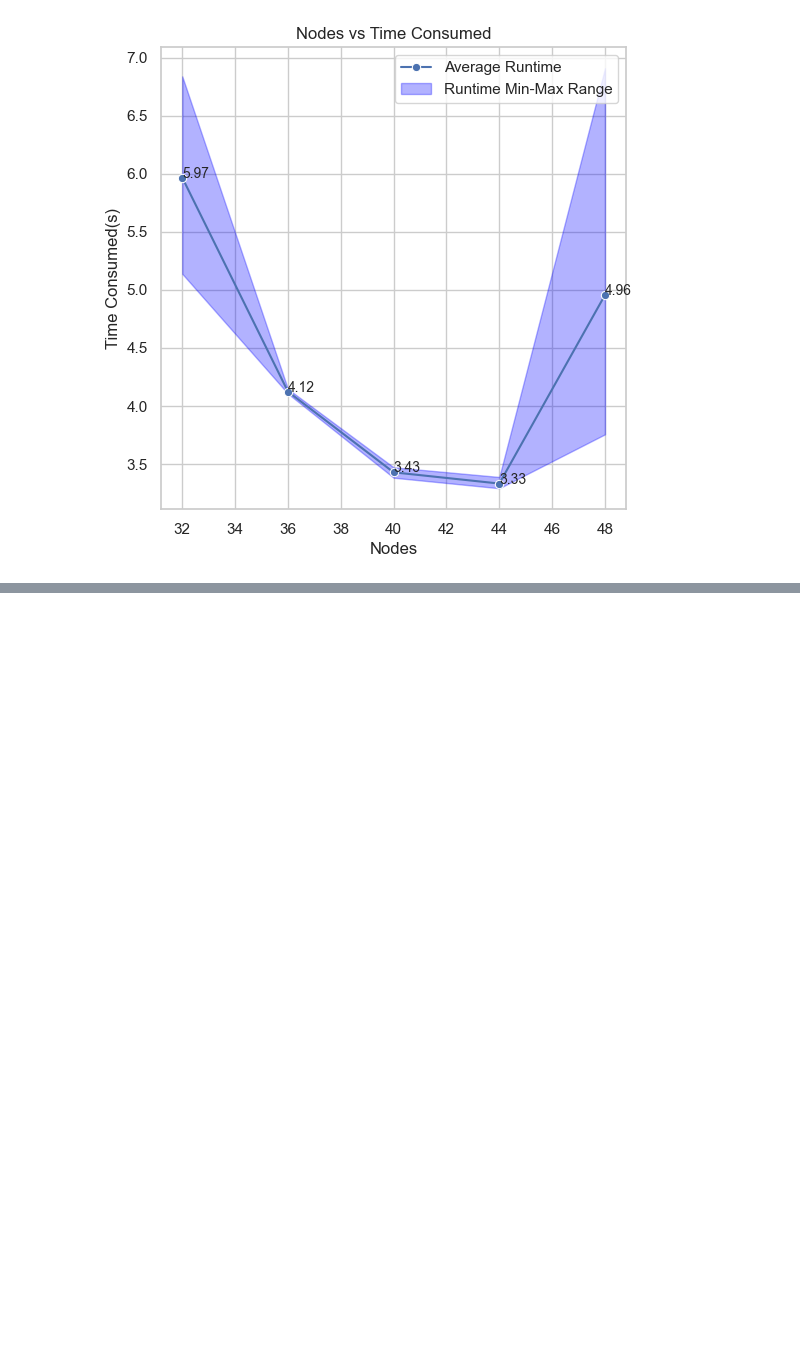
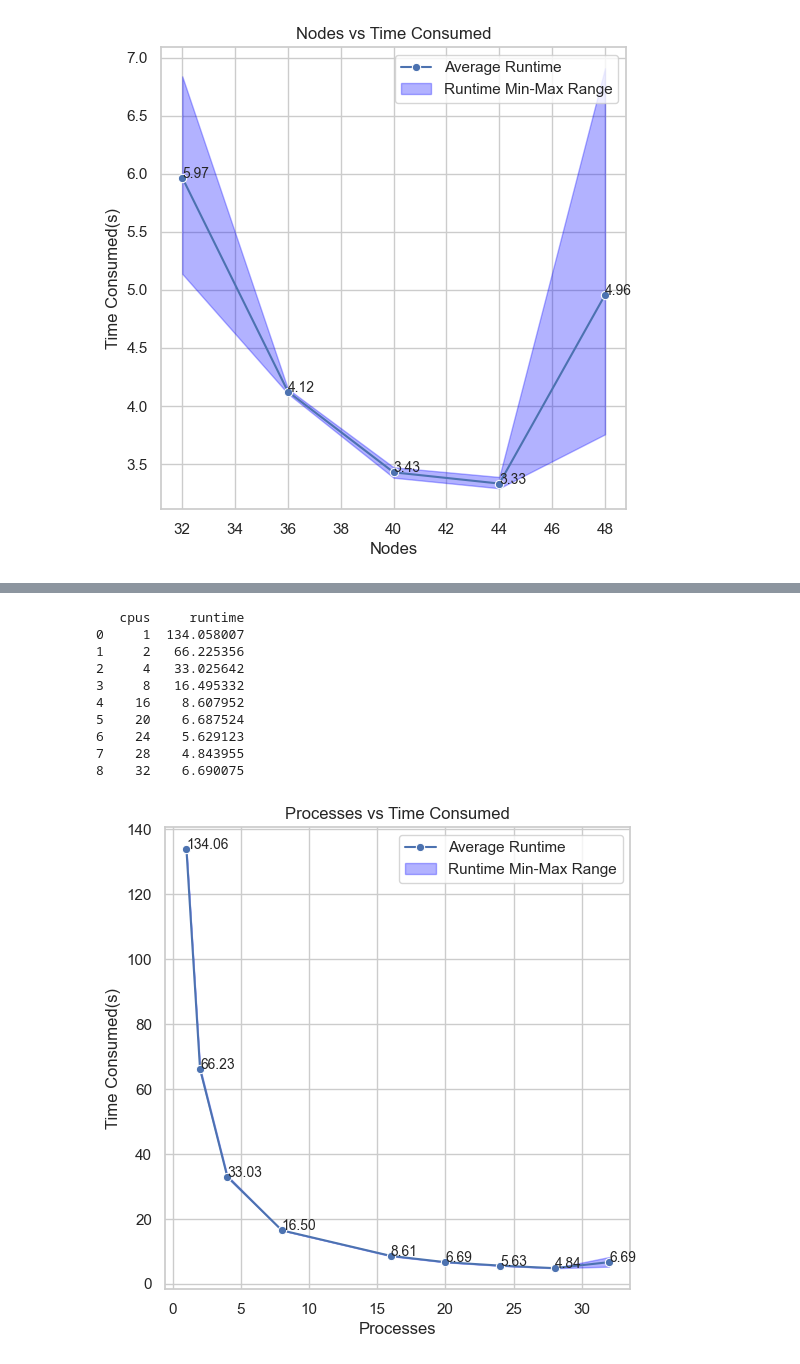
Before and after one commit to dondavan/HPC, a Jupyter notebook: ass3/Parallel_MPI/vis/pi_vis.ipynb, the cells around one changed output, grey strips where cells are left out. Cells and saved outputs as stored; diff of their text form; code cells hidden in the pictures; blank space fills up the shorter version.

```diff
--- a/ass3/Parallel_MPI/vis/pi_vis.ipynb
+++ b/ass3/Parallel_MPI/vis/pi_vis.ipynb
@@ -209,3 +287,48 @@ plt.show()
+# %%
+import pandas as pd
+import seaborn as sns
+import matplotlib.pyplot as plt
+
+#df = pd.DataFrame()
+_, _, data = extract_values_from_file('../result/thread_1_task_1.out',[1, 2, 4, 8, 16, 20, 24, 28, 32])
+df = pd.DataFrame(data)
+#print(df)
+
+start_with = 0 # make it 1 to ignore the first row, to show a more obvious min-max range
+df_avg = df.groupby('cpus').mean().reset_index().iloc[start_with:]
+df_min = df.groupby('cpus').min().reset_index().iloc[start_with:]
+df_max = df.groupby('cpus').max().reset_index().iloc[start_with:]
+print(df_avg)
+
+sns.set(style="whitegrid")
+
+plt.figure(figsize=(6, 6))
+sns.lineplot(x='cpus', y='runtime', data=df_avg, label='Average Runtime', marker='o')
+for i in range(len(df_avg['runtime'])):
+        plt.gca().text(df_avg['cpus'][i], df_avg['runtime'][i], str("{:.2f}".format(df_avg['runtime'][i])),fontsize = 10)
+plt.fill_between(df_avg['cpus'], df_min['runtime'], df_max['runtime'], color='blue', alpha=0.3, label='Runtime Min-Max Range')
+
+
+plt.xlabel('Processes')
+plt.ylabel('Time Consumed(s)')
+plt.title('Processes vs Time Consumed')
+plt.legend()
+plt.grid(True)
+
+plt.savefig("runtime_ori.svg")
+plt.show()
+# %% [output]
+   cpus     runtime
+0     1  134.058007
+1     2   66.225356
+2     4   33.025642
+3     8   16.495332
+4    16    8.607952
+5    20    6.687524
+6    24    5.629123
+7    28    4.843955
+8    32    6.690075
+[figure, added]
 # %%
 import pandas as pd
 
```
Also changed, not shown: parts of 4 cells of this notebook, 4 other files.
